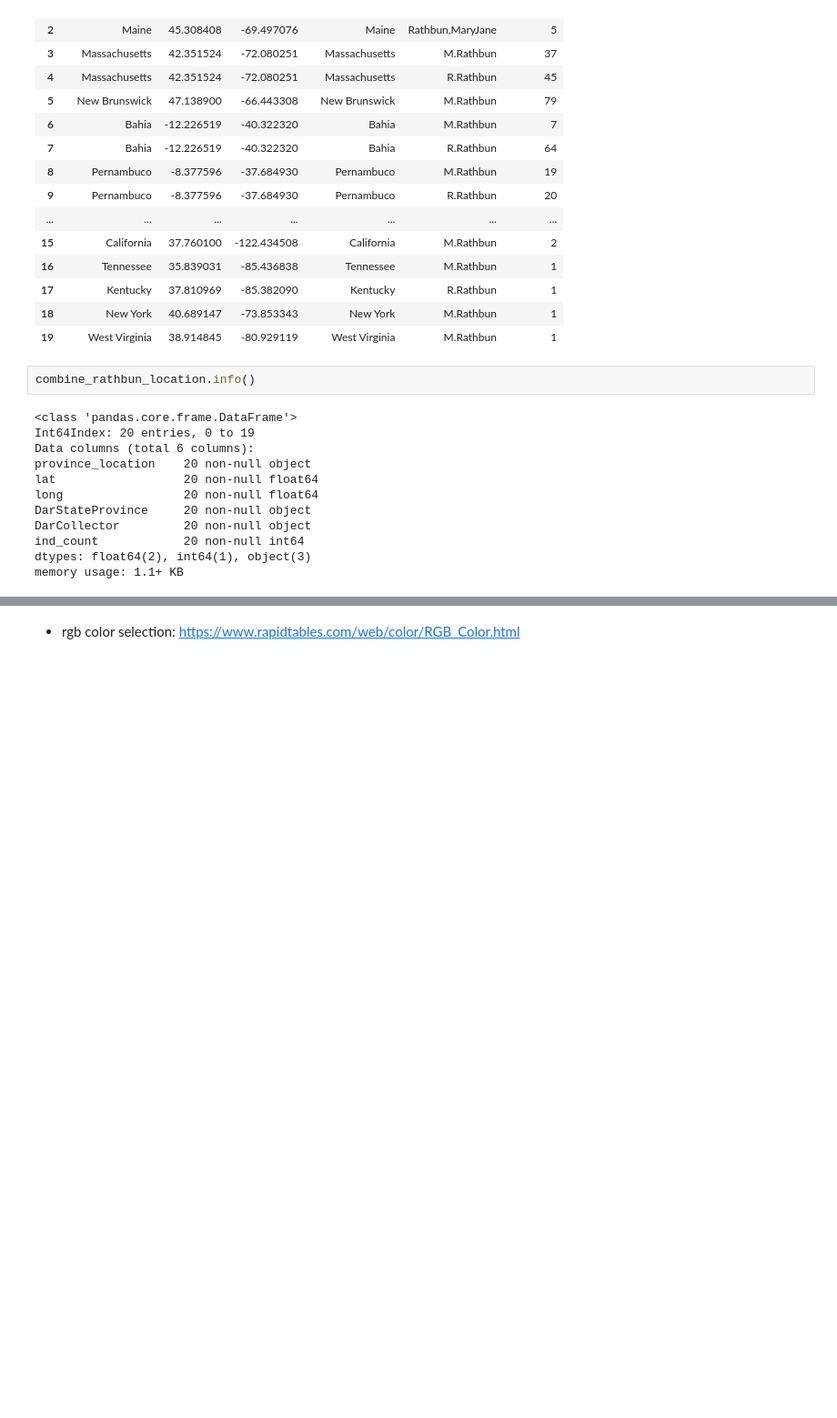
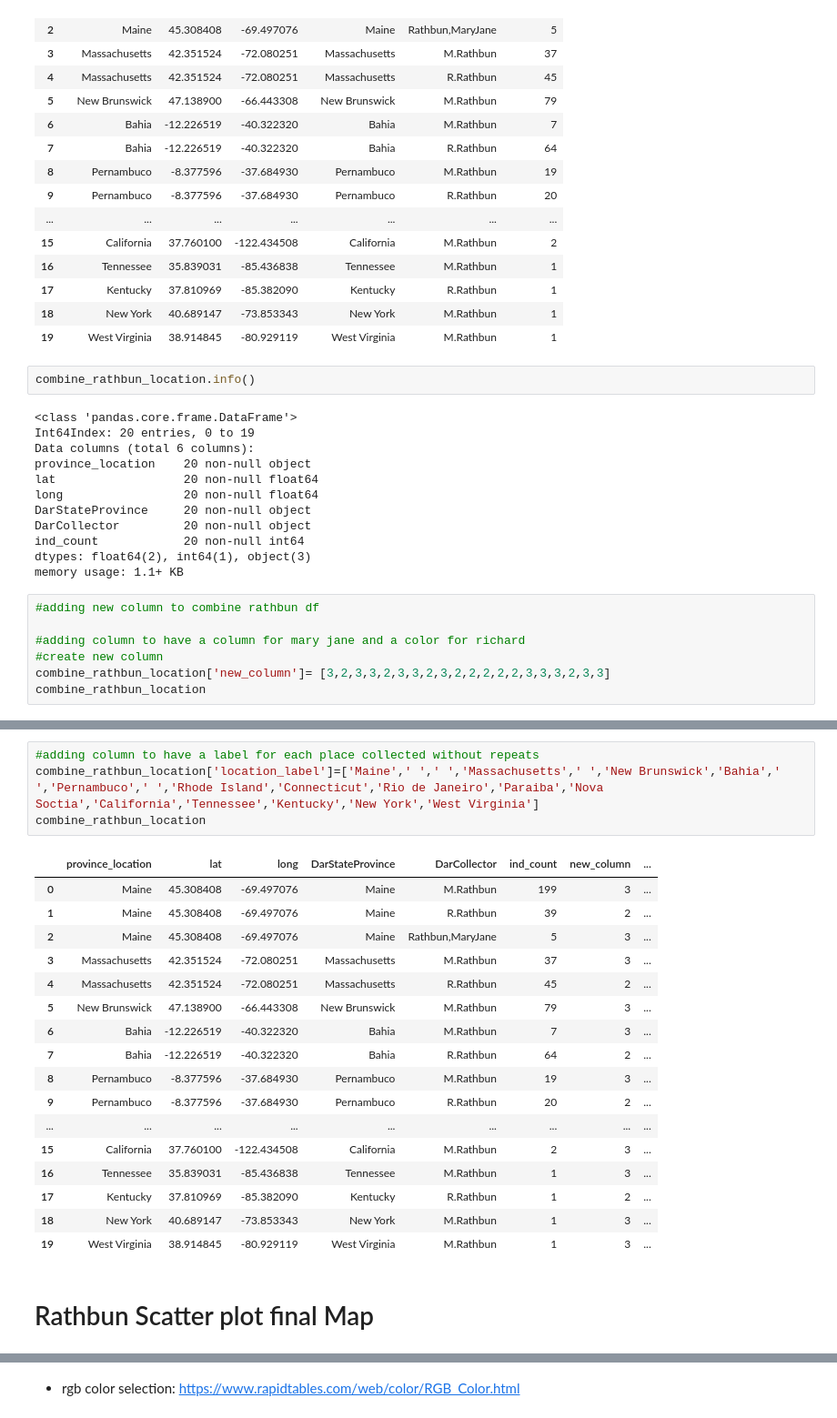
Before and after one commit to TianaCurry/AWHI-projects, a Jupyter notebook: AWHI_Geoplot_maps.ipynb, the cells around one changed output, grey strips where cells are left out. Shown at 91% size. Cells and saved outputs as stored; diff of their text form; blank space fills up the shorter version.

```diff
--- a/AWHI_Geoplot_maps.ipynb
+++ b/AWHI_Geoplot_maps.ipynb
@@ -319,3 +323,10 @@ DarCollector         20 non-null object
 ind_count            20 non-null int64
 dtypes: float64(2), int64(1), object(3)
 memory usage: 1.1+ KB
+# %%
+#adding new column to combine rathbun df
+
+#adding column to have a column for mary jane and a color for richard
+#create new column
+combine_rathbun_location['new_column']= [3,2,3,3,2,3,3,2,3,2,2,2,2,2,3,3,3,2,3,3]
+combine_rathbun_location
@@ -322 +351,25 @@ memory usage: 1.1+ KB
+# %%
+#adding column to have a label for each place collected without repeats
+combine_rathbun_location['location_label']=['Maine',' ',' ','Massachusetts',' ','New Brunswick','Bahia',' ','Pernambuco',' ','Rhode Island','Connecticut','Rio de Janeiro','Paraiba','Nova Soctia','California','Tennessee','Kentucky','New York','West Virginia']
+combine_rathbun_location
+# %% [output]
+|  | province_location | lat | long | DarStateProvince | DarCollector | ind_count | new_column | ... |
+| 0 | Maine | 45.308408 | -69.497076 | Maine | M.Rathbun | 199 | 3 | ... |
+| 1 | Maine | 45.308408 | -69.497076 | Maine | R.Rathbun | 39 | 2 | ... |
+| 2 | Maine | 45.308408 | -69.497076 | Maine | Rathbun,MaryJane | 5 | 3 | ... |
+| 3 | Massachusetts | 42.351524 | -72.080251 | Massachusetts | M.Rathbun | 37 | 3 | ... |
+| 4 | Massachusetts | 42.351524 | -72.080251 | Massachusetts | R.Rathbun | 45 | 2 | ... |
+| 5 | New Brunswick | 47.138900 | -66.443308 | New Brunswick | M.Rathbun | 79 | 3 | ... |
+| 6 | Bahia | -12.226519 | -40.322320 | Bahia | M.Rathbun | 7 | 3 | ... |
+| 7 | Bahia | -12.226519 | -40.322320 | Bahia | R.Rathbun | 64 | 2 | ... |
+| 8 | Pernambuco | -8.377596 | -37.684930 | Pernambuco | M.Rathbun | 19 | 3 | ... |
+| 9 | Pernambuco | -8.377596 | -37.684930 | Pernambuco | R.Rathbun | 20 | 2 | ... |
+| ... | ... | ... | ... | ... | ... | ... | ... | ... |
+| 15 | California | 37.760100 | -122.434508 | California | M.Rathbun | 2 | 3 | ... |
+| 16 | Tennessee | 35.839031 | -85.436838 | Tennessee | M.Rathbun | 1 | 3 | ... |
+| 17 | Kentucky | 37.810969 | -85.382090 | Kentucky | R.Rathbun | 1 | 2 | ... |
+| 18 | New York | 40.689147 | -73.853343 | New York | M.Rathbun | 1 | 3 | ... |
+| 19 | West Virginia | 38.914845 | -80.929119 | West Virginia | M.Rathbun | 1 | 3 | ... |
+# %% [markdown]
+# Rathbun Scatter plot final Map
 # %%
```
Also changed, not shown: parts of 12 cells of this notebook, 3 other files.
